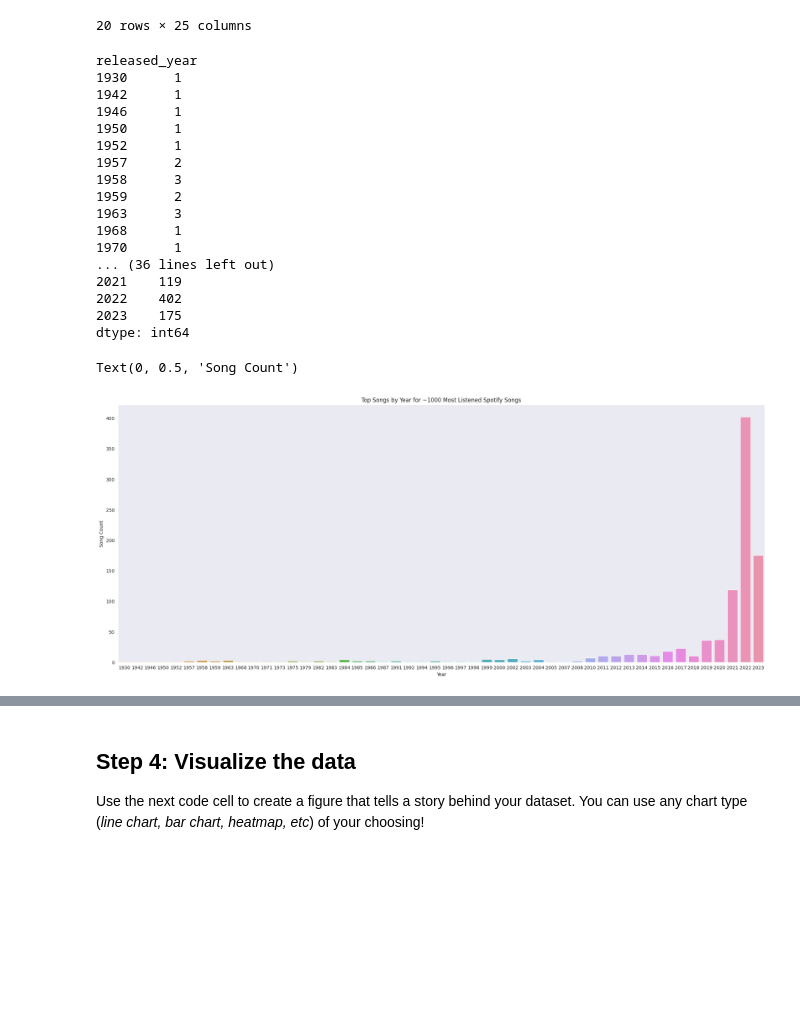
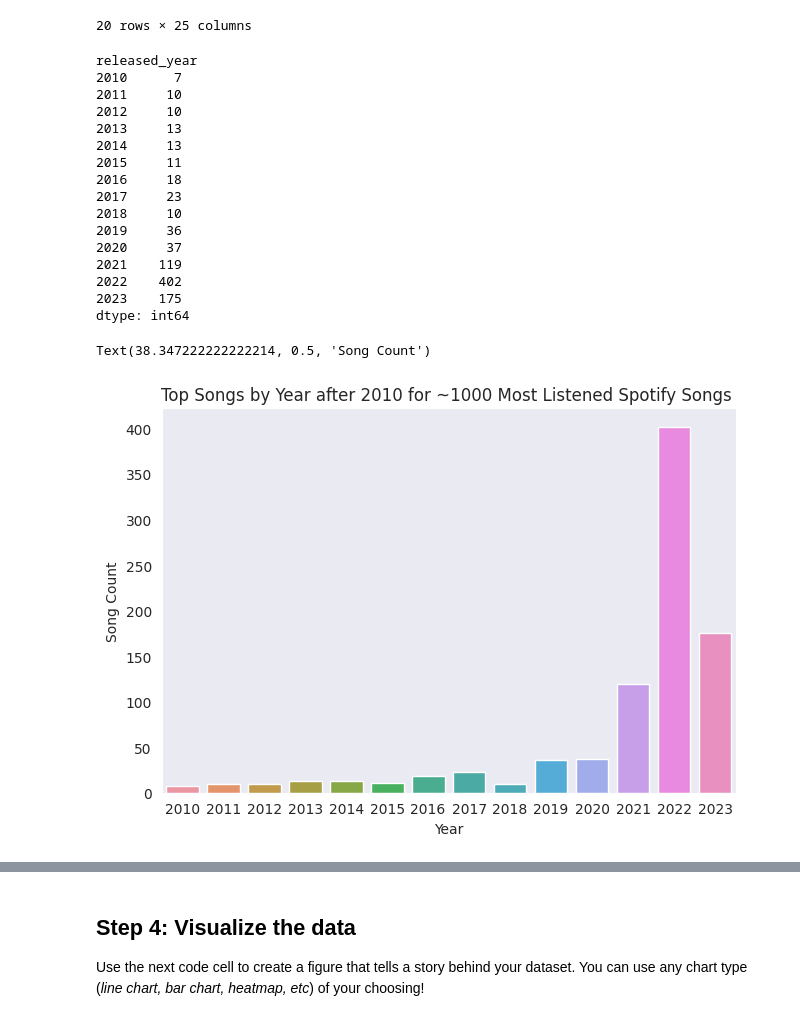
Before and after one commit to mtalirfan/Kaggle-Learn, a Jupyter notebook: 6 Data Visualization/7 Final Project.ipynb, the cells around one changed output, grey strips where cells are left out. Cells and saved outputs as stored; diff of their text form; code cells hidden in the pictures; blank space fills up the shorter version.

```diff
--- a/6 Data Visualization/7 Final Project.ipynb
+++ b/6 Data Visualization/7 Final Project.ipynb
@@ -127,21 +127,22 @@ top_songs.head(20)
 # %%
 songs_by_year = top_songs.groupby("released_year").size()
 
-songs_by_year
+songs_by_year_2010s = songs_by_year[songs_by_year.index >= 2010]
+
+songs_by_year_2010s
 # %% [output]
 released_year
-1930      1
-1942      1
-1946      1
-1950      1
-1952      1
-1957      2
-1958      3
-1959      2
-1963      3
-1968      1
-1970      1
-... (36 lines left out)
+2010      7
+2011     10
+2012     10
+2013     13
+2014     13
+2015     11
+2016     18
+2017     23
+2018     10
+2019     36
+2020     37
 2021    119
 2022    402
 2023    175
@@ -149,17 +150,17 @@ dtype: int64
 # %%
 sns.set_style("dark")
 
-plt.figure(figsize=(25,10))
+# plt.figure(figsize=(25,10))
 
-sns.barplot(x=songs_by_year.index, y=songs_by_year) # Your code here
+sns.barplot(x=songs_by_year_2010s.index, y=songs_by_year_2010s) # Your code here
 
-plt.title("Top Songs by Year for ~1000 Most Listened Spotify Songs")
-
+plt.title("Top Songs by Year after 2010 for ~1000 Most Listened Spotify Songs ")
+plt.tight_layout()
 plt.xlabel("Year")
 plt.ylabel("Song Count")
 # %% [output]
-Text(0, 0.5, 'Song Count')
+Text(38.347222222222214, 0.5, 'Song Count')
-[figure, old version]
+[figure, new version]
 # %%
 colors = sns.color_palette('pastel')[0:9]
 
```
Also changed, not shown: parts of 2 cells of this notebook.
